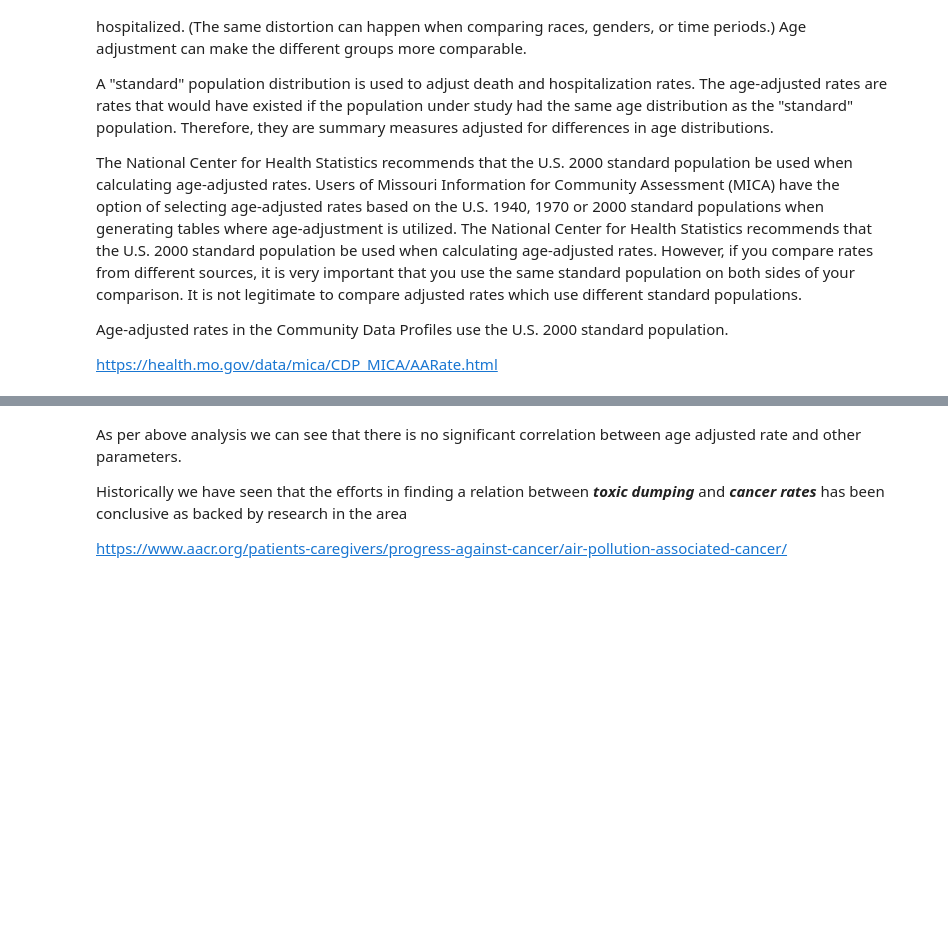
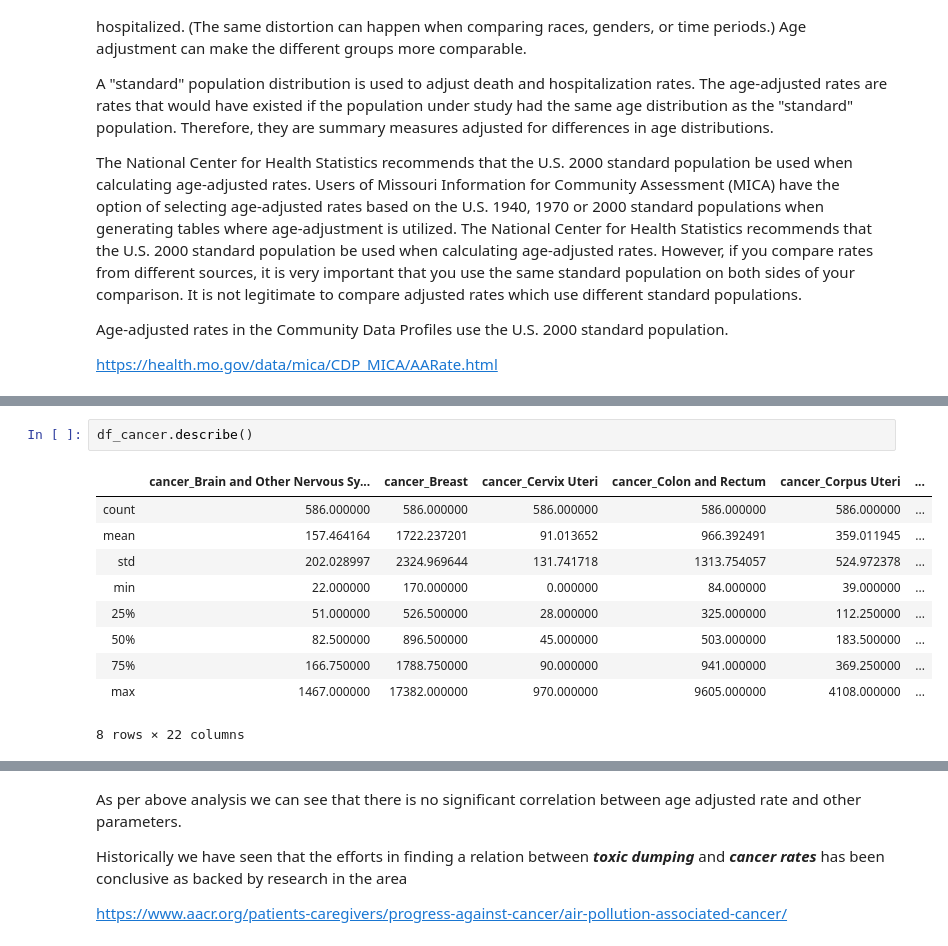
Before and after one commit to adharangaonkar/Health-Consequences-of-Increasing-AQI-and-Industrial-Waste, a Jupyter notebook: Health Consequences of Increasing AQI and Industrial Waste.ipynb, the cells around one changed output, grey strips where cells are left out. Drawn from its saved outputs; the diff is of its cells as text; blank space fills up the shorter version.

```diff
--- a/Health Consequences of Increasing AQI and Industrial Waste.ipynb
+++ b/Health Consequences of Increasing AQI and Industrial Waste.ipynb
@@ -81,0 +99,13 @@ https://health.mo.gov/data/mica/CDP_MICA/AARate.html
+# %%
+df_cancer.describe()
+# %% [output]
+|  | cancer_Brain and Other Nervous Sy... | cancer_Breast | cancer_Cervix Uteri | cancer_Colon and Rectum | cancer_Corpus Uteri | ... |
+| count | 586.000000 | 586.000000 | 586.000000 | 586.000000 | 586.000000 | ... |
+| mean | 157.464164 | 1722.237201 | 91.013652 | 966.392491 | 359.011945 | ... |
+| std | 202.028997 | 2324.969644 | 131.741718 | 1313.754057 | 524.972378 | ... |
+| min | 22.000000 | 170.000000 | 0.000000 | 84.000000 | 39.000000 | ... |
+| 25% | 51.000000 | 526.500000 | 28.000000 | 325.000000 | 112.250000 | ... |
+| 50% | 82.500000 | 896.500000 | 45.000000 | 503.000000 | 183.500000 | ... |
+| 75% | 166.750000 | 1788.750000 | 90.000000 | 941.000000 | 369.250000 | ... |
+| max | 1467.000000 | 17382.000000 | 970.000000 | 9605.000000 | 4108.000000 | ... |
+8 rows × 22 columns
```
Also changed, not shown: parts of 35 cells of this notebook.
